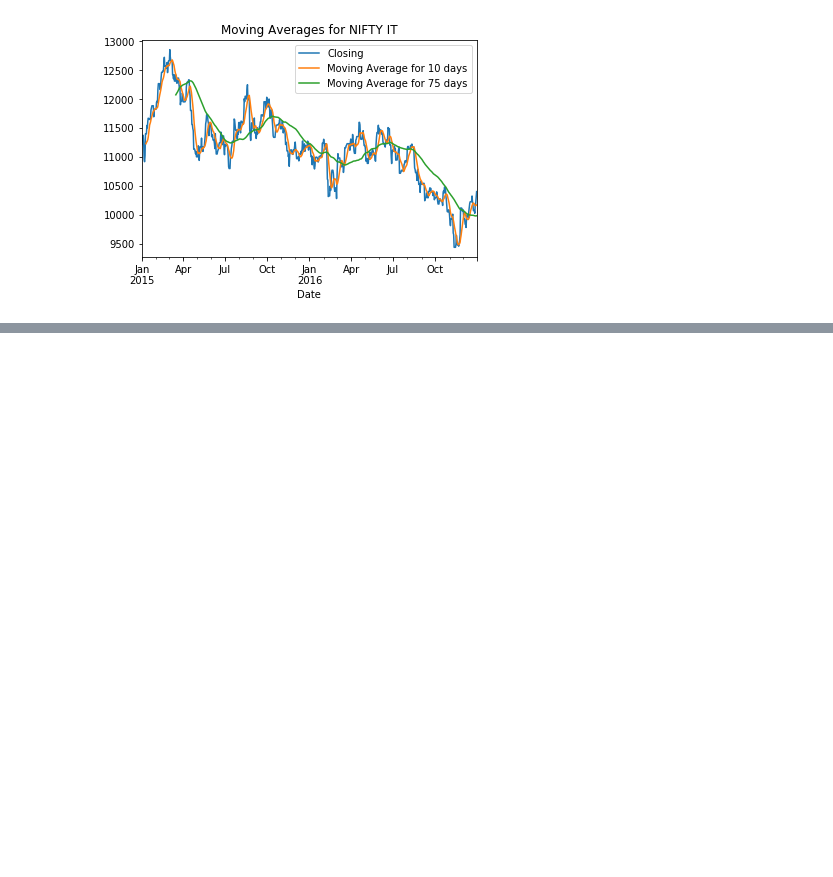
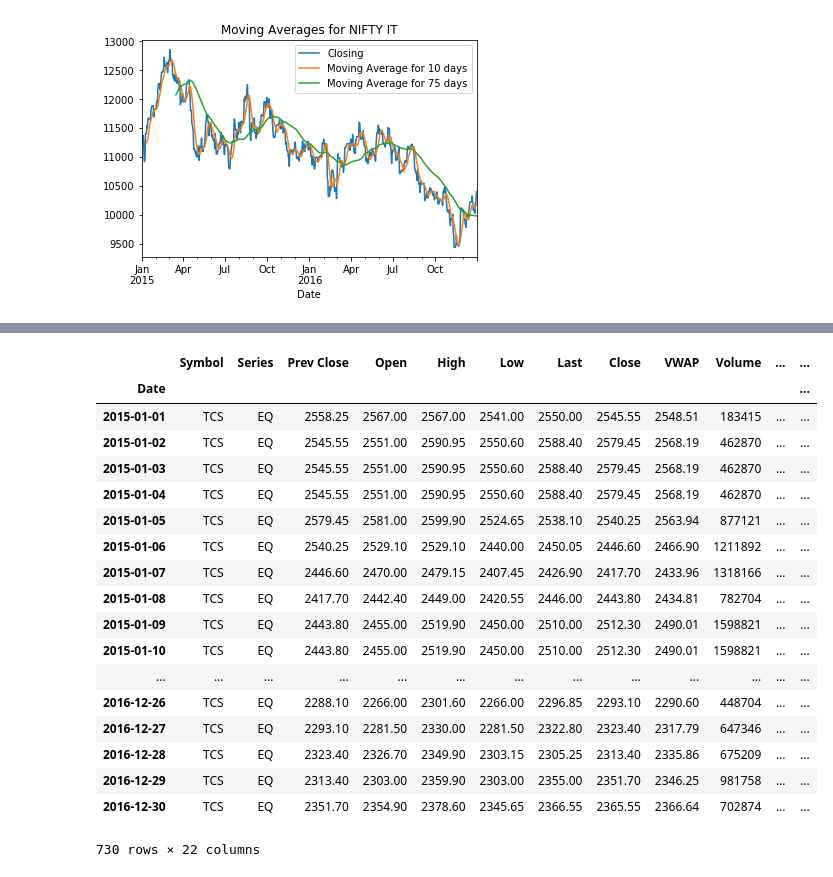
Before and after one commit to tuhinsherlock/python-test, a Jupyter notebook: RedCarpetUp.ipynb, the cells around one changed output, grey strips where cells are left out. Cells and saved outputs as stored; diff of their text form; code cells hidden in the pictures; blank space fills up the shorter version.

```diff
--- a/RedCarpetUp.ipynb
+++ b/RedCarpetUp.ipynb
@@ -244,0 +257,4 @@ Freq: D, Name: Moving Average for 75 days, Length: 730, dtype: float64
+# %%
+tcs11=tcs1
+nifty11=nifty1
+infy11=infy1
@@ -244,0 +350,22 @@ Freq: D, Name: Moving Average for 75 days, Length: 730, dtype: float64
+# %%
+tcs11
+# %% [output]
+|  | Symbol | Series | Prev Close | Open | High | Low | Last | Close | VWAP | Volume | ... | ... |
+| Date |  |  |  |  |  |  |  |  |  |  |  | ... |
+| 2015-01-01 | TCS | EQ | 2558.25 | 2567.00 | 2567.00 | 2541.00 | 2550.00 | 2545.55 | 2548.51 | 183415 | ... | ... |
+| 2015-01-02 | TCS | EQ | 2545.55 | 2551.00 | 2590.95 | 2550.60 | 2588.40 | 2579.45 | 2568.19 | 462870 | ... | ... |
+| 2015-01-03 | TCS | EQ | 2545.55 | 2551.00 | 2590.95 | 2550.60 | 2588.40 | 2579.45 | 2568.19 | 462870 | ... | ... |
+| 2015-01-04 | TCS | EQ | 2545.55 | 2551.00 | 2590.95 | 2550.60 | 2588.40 | 2579.45 | 2568.19 | 462870 | ... | ... |
+| 2015-01-05 | TCS | EQ | 2579.45 | 2581.00 | 2599.90 | 2524.65 | 2538.10 | 2540.25 | 2563.94 | 877121 | ... | ... |
+| 2015-01-06 | TCS | EQ | 2540.25 | 2529.10 | 2529.10 | 2440.00 | 2450.05 | 2446.60 | 2466.90 | 1211892 | ... | ... |
+| 2015-01-07 | TCS | EQ | 2446.60 | 2470.00 | 2479.15 | 2407.45 | 2426.90 | 2417.70 | 2433.96 | 1318166 | ... | ... |
+| 2015-01-08 | TCS | EQ | 2417.70 | 2442.40 | 2449.00 | 2420.55 | 2446.00 | 2443.80 | 2434.81 | 782704 | ... | ... |
+| 2015-01-09 | TCS | EQ | 2443.80 | 2455.00 | 2519.90 | 2450.00 | 2510.00 | 2512.30 | 2490.01 | 1598821 | ... | ... |
+| 2015-01-10 | TCS | EQ | 2443.80 | 2455.00 | 2519.90 | 2450.00 | 2510.00 | 2512.30 | 2490.01 | 1598821 | ... | ... |
+| ... | ... | ... | ... | ... | ... | ... | ... | ... | ... | ... | ... | ... |
+| 2016-12-26 | TCS | EQ | 2288.10 | 2266.00 | 2301.60 | 2266.00 | 2296.85 | 2293.10 | 2290.60 | 448704 | ... | ... |
+| 2016-12-27 | TCS | EQ | 2293.10 | 2281.50 | 2330.00 | 2281.50 | 2322.80 | 2323.40 | 2317.79 | 647346 | ... | ... |
+| 2016-12-28 | TCS | EQ | 2323.40 | 2326.70 | 2349.90 | 2303.15 | 2305.25 | 2313.40 | 2335.86 | 675209 | ... | ... |
+| 2016-12-29 | TCS | EQ | 2313.40 | 2303.00 | 2359.90 | 2303.00 | 2355.00 | 2351.70 | 2346.25 | 981758 | ... | ... |
+| 2016-12-30 | TCS | EQ | 2351.70 | 2354.90 | 2378.60 | 2345.65 | 2366.55 | 2365.55 | 2366.64 | 702874 | ... | ... |
+730 rows × 22 columns
```
Also changed, not shown: parts of 30 cells of this notebook.
